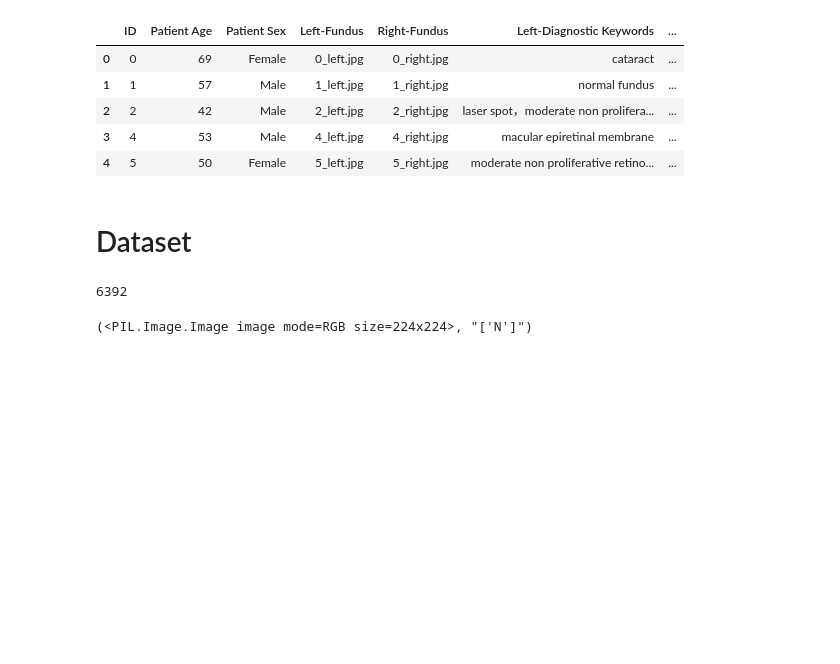
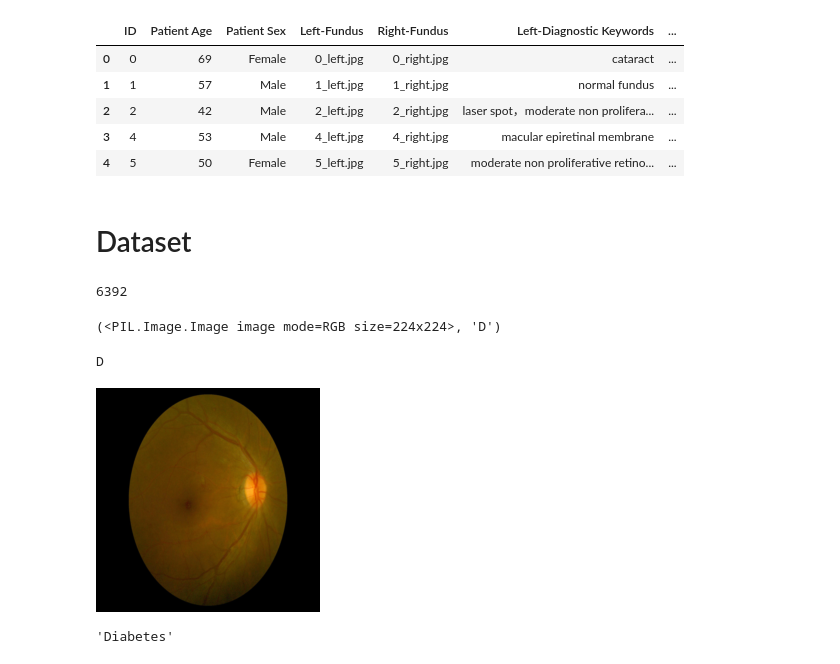
Before and after one commit to rustytriescoding/RetinAi-ML, a Jupyter notebook: retinai.ipynb, the cells around one changed output. Cells and saved outputs as stored; diff of their text form; code cells hidden in the pictures; blank space fills up the shorter version.

Commit message:
Kaggle Notebook | retinai | Dataset Updated

```diff
--- a/retinai.ipynb
+++ b/retinai.ipynb
@@ -61,18 +61,17 @@ data_transform = transforms.Compose([transforms.Resize((IMAGE_SIZE, IMAGE_SIZE))
 # %%
 class OcularDiseaseDataset(Dataset):
     def __init__(self, csv_file, transform=None):
-        self.df = pd.read_csv(csv_file)  # DataFrame containing the paths and labels
-        self.transform = transform  # Transformations (if any)
+        self.df = pd.read_csv(csv_file)
+        self.transform = transform
 
     def __len__(self):
-        return len(self.df)  # Return the total number of data points
+        return len(self.df)
 
     def __getitem__(self, index):
-        relative_path = self.df.filepath[index].replace('../input', '/kaggle/input/fundusimage')
-        image_path = os.path.join('/kaggle/input/fundusimage', relative_path)
-
+        image_path = self.df.filepath[index].replace('../input', '/kaggle/input/fundusimage')
         image = Image.open(image_path)
         label = self.df.labels[index]
+        label = label.strip("[]").strip("'\"")
 
         if self.transform:
             image = self.transform(image)
@@ -87,6 +86,13 @@ len(train_dataset)
 # %% [output]
 6392
 # %%
-train_dataset.__getitem__(0)
+train_dataset.__getitem__(2)
 # %% [output]
-(<PIL.Image.Image image mode=RGB size=224x224>, "['N']")
+(<PIL.Image.Image image mode=RGB size=224x224>, 'D')
+# %%
+image, label = train_dataset[2]
+print(label)
+image
+# %% [output]
+D
+[figure, added]
@@ -92,0 +110,4 @@ train_dataset.__getitem__(0)
+# %%
+target_to_class[label]
+# %% [output]
+'Diabetes'
```
Also changed, not shown: parts of 1 cell of this notebook.
